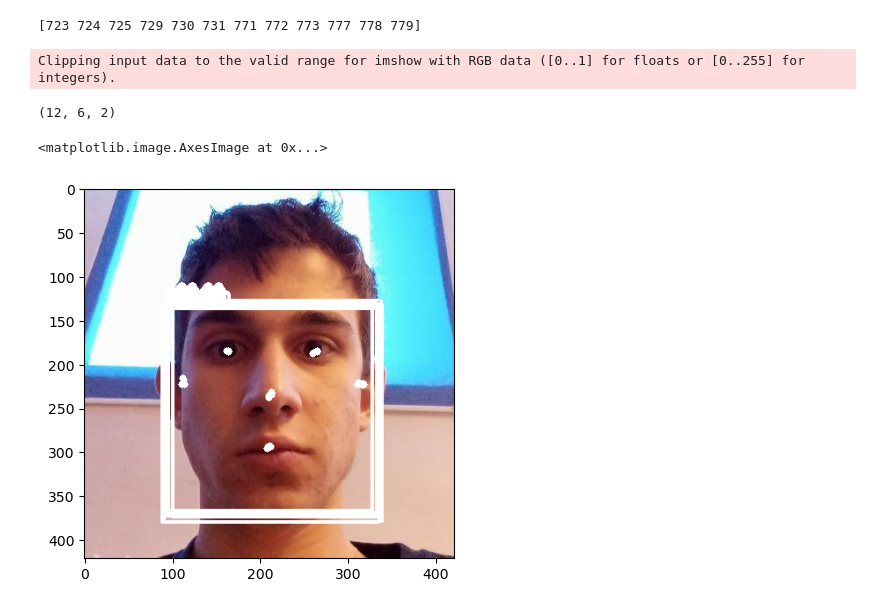
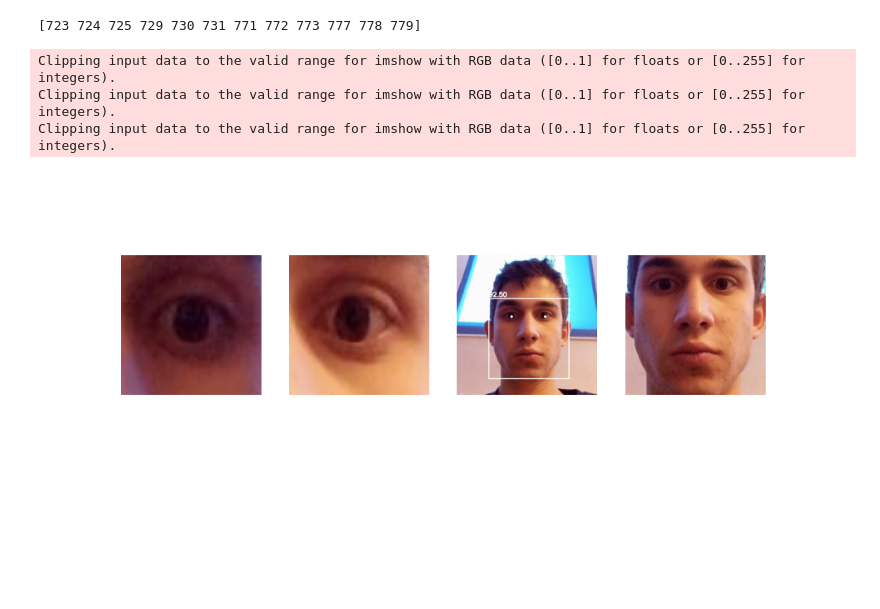
Before and after one commit to hot-cat/githubFolder, a Jupyter notebook: tryingFaceDec.ipynb, the cells around one changed output. Saved outputs shown, nothing was run; the diff lists cells and outputs as text; code cells hidden in the pictures; blank space fills up the shorter version.

Commit message:
added subplot

```diff
--- a/tryingFaceDec.ipynb
+++ b/tryingFaceDec.ipynb
@@ -147,29 +274,74 @@ print(goodDetectionsIndices)
 # %% [output]
 [723 724 725 729 730 731 771 772 773 777 778 779]
 # %%
-for boundingBox in boxes:
-    x1 = (img_width * boundingBox[0]).astype(int)
-    x2 = (img_width * boundingBox[2]).astype(int)
-    y1 = (img_height * boundingBox[1]).astype(int)
-    y2 = (img_height * boundingBox[3]).astype(int)
+# for boundingBox in boxes:
+#     x1 = (img_width * boundingBox[0]).astype(int)
+#     x2 = (img_width * boundingBox[2]).astype(int)
+#     y1 = (img_height * boundingBox[1]).astype(int)
+#     y2 = (img_height * boundingBox[3]).astype(int)
 
-    cv2.rectangle(img, (x1, y1), (x2, y2), (22, 22, 250), 2)
-    cv2.putText(img, '{:.2f}'.format(100), (x1, y1 - 6)
+#     cv2.rectangle(img, (x1, y1), (x2, y2), (22, 22, 250), 2)
+#     cv2.putText(img, '{:.2f}'.format(100), (x1, y1 - 6)
+# 								, cv2.FONT_HERSHEY_SIMPLEX, 0.6, (22, 22, 250), 2)
+
+# for i in range(0,5):
+#     for j in range(0,6):
+#         xKeypoint = (keypoints[i,j,0] * img_width).astype(int)
+#         yKeypoint = (keypoints[i,j,1] * img_height).astype(int)
+#         cv2.circle(img,(xKeypoint,yKeypoint), 4, (214, 202, 18), -1)
+import copy
+fig=plt.figure(figsize=(1,4), dpi=1000)
+maxScore = 0
+
+drawImg = copy.copy(img)
+
+for i in range(0,scores.size):
+    if scores[i]>scores[maxScore]:
+        maxScore = i
+
+x1 = (img_width *  boxes[maxScore,0]).astype(int)
+x2 = (img_width * boxes[maxScore,2]).astype(int)
+y1 = (img_height * boxes[maxScore,1]).astype(int)
+y2 = (img_height * boxes[maxScore,3]).astype(int)
+
+fig.add_subplot(1,4, 4)
+plt.imshow(img[y1:y2, x1:x2,0:3])
+plt.axis("off")
+
+cv2.rectangle(drawImg, (x1, y1), (x2, y2), (22, 22, 250), 2)
+cv2.putText(drawImg, '{:.2f}'.format(scores[maxScore]*100), (x1, y1 - 6)
 								, cv2.FONT_HERSHEY_SIMPLEX, 0.6, (22, 22, 250), 2)
 
-print(keypoints.shape)
-for i in range(0,5):
-    for j in range(0,6):
-        xKeypoint = (keypoints[i,j,0] * img_width).astype(int)
-        yKeypoint = (keypoints[i,j,1] * img_height).astype(int)
-        cv2.circle(img,(xKeypoint,yKeypoint), 4, (214, 202, 18), -1)
 
-plt.imshow(img)
+
+w = (boxes[maxScore,2]-boxes[maxScore,0])/3*img_width
+h = (boxes[maxScore,3]-boxes[maxScore,1])/4*img_height
+center = img.shape
+
+
+for j in range(0,2):
+    xKeypoint = (keypoints[maxScore,j,0] * img_width).astype(int)
+    yKeypoint = (keypoints[maxScore,j,1] * img_height).astype(int)
+    cv2.circle(drawImg,(xKeypoint,yKeypoint), 4, (214, 202, 18), -1)
+
+    crop_img = img[int(yKeypoint-h/2):int(yKeypoint+h/2), int(xKeypoint-w/2):int(xKeypoint+w/2), 0:3]
+    fig.add_subplot(1,4, j+1)
+    if j == 0:crop_img = cv2.flip(crop_img, 1)
+    crop_img = tf.image.resize(crop_img, [  64,  64],
+									method='bicubic', preserve_aspect_ratio=False)
+    plt.imshow(crop_img)
+    plt.axis("off")
+
+fig.add_subplot(1,4, 3)
+plt.imshow(drawImg)
+plt.axis("off")
+
+plt.show()
 # %% [output]
 Clipping input data to the valid range for imshow with RGB data ([0..1] for floats or [0..255] for integers).
+Clipping input data to the valid range for imshow with RGB data ([0..1] for floats or [0..255] for integers).
+Clipping input data to the valid range for imshow with RGB data ([0..1] for floats or [0..255] for integers).
-(12, 6, 2)
-<matplotlib.image.AxesImage at 0x...>
-[figure, old version]
+[figure, new version]
 # %%
 class Results:
 	def __init__(self, boxes, keypoints, scores):
```
Also changed, not shown: parts of 5 cells of this notebook.
